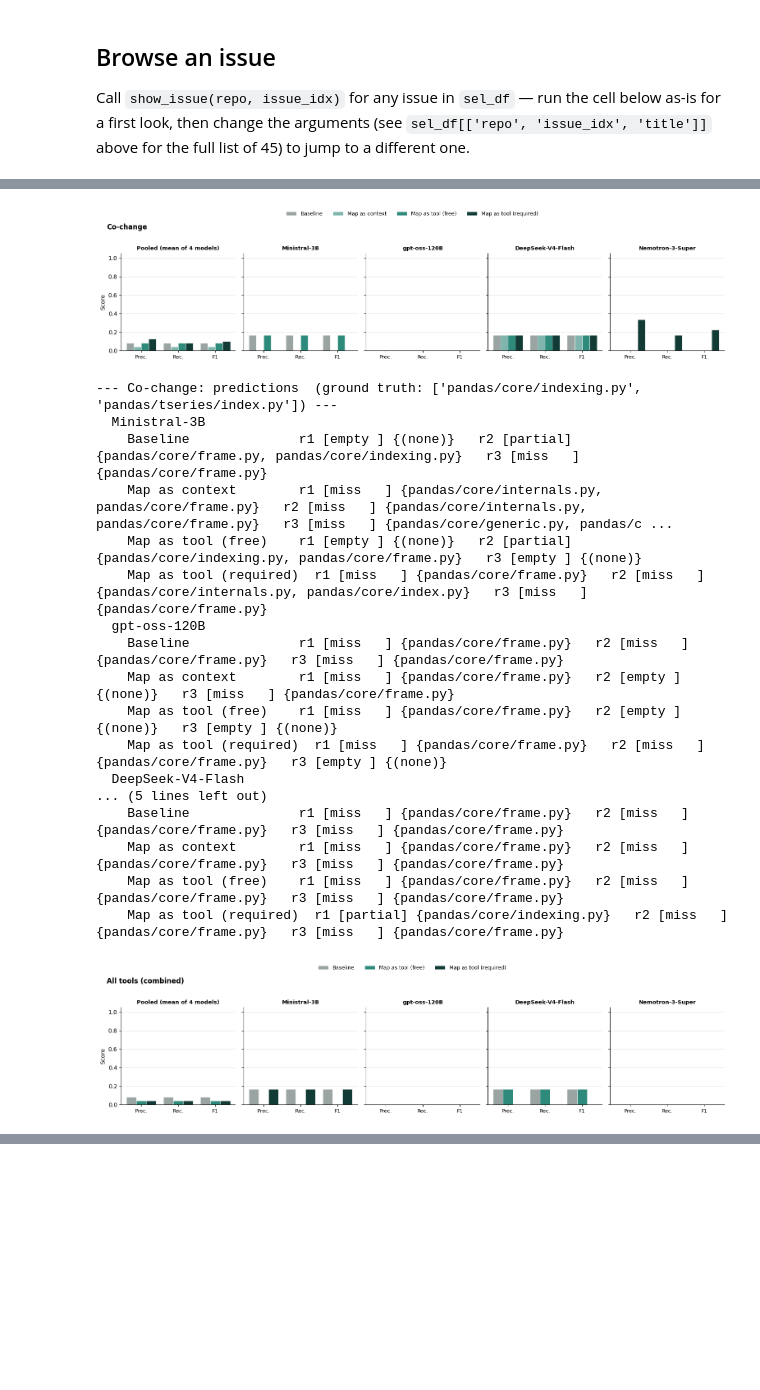
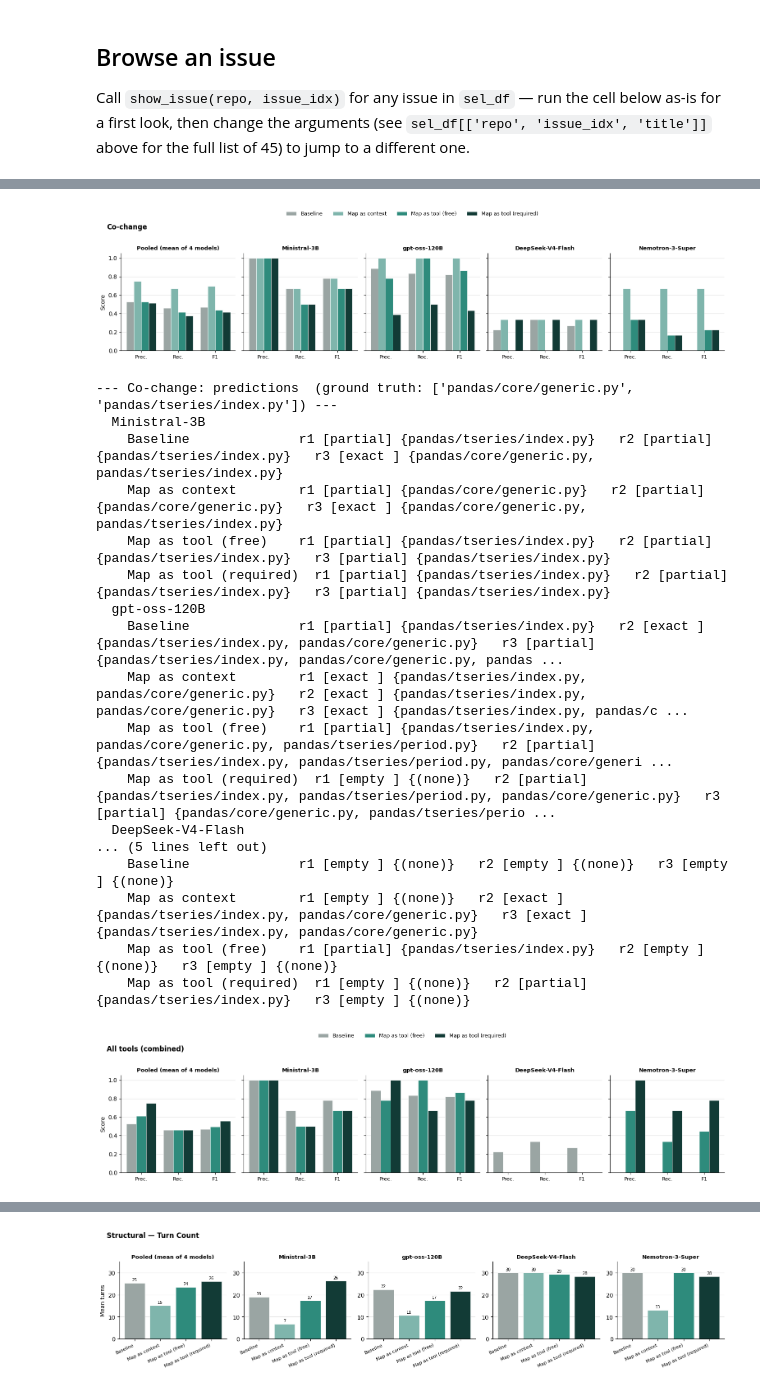
Before and after one commit to alyssablachez/msc-codebase-maps, a Jupyter notebook: notebooks/study_comparison_by_map_type.ipynb, the cells around one changed output, grey strips where cells are left out. Cells and saved outputs as stored; diff of their text form; code cells hidden in the pictures; blank space fills up the shorter version.

```diff
--- a/notebooks/study_comparison_by_map_type.ipynb
+++ b/notebooks/study_comparison_by_map_type.ipynb
@@ -94,9 +94,12 @@ def _load_all_trials():
     """Walk every (model, condition) pair once and build a long DataFrame of
     per-trial precision/recall/f1 plus the raw predicted/ground-truth file
     lists (scorable versions -- the same filtering that actually produced
-    the scores), keyed by repo/issue_idx/condition/model/rep. Reps are kept
-    separate here and averaged later at plot time, so this cache only
-    needs to be built once per kernel session."""
+    the scores), num_turns, and the real total_input_tokens/
+    total_output_tokens billed for that trial (straight from each
+    provider's own usage stats, not an estimate), keyed by
+    repo/issue_idx/condition/model/rep. Reps are kept separate here and
+    averaged later at plot time, so this cache only needs to be built
+    once per kernel session."""
     rows = []
     for condition, results_subdir in CONDITION_ROOT.items():
         base = os.path.join(ROOT, results_subdir)
@@ -120,6 +123,7 @@ def _load_all_trials():
                         scores = d.get('scores', {})
                         if scores.get('f1') is None:
                             continue
+                        metrics = d.get('metrics', {})
                         rows.append({
                             'repo': repo,
                             'issue_idx': int(issue_idx),
@@ -131,6 +135,9 @@ def _load_all_trials():
                             'f1': scores['f1'],
                             'predicted': d.get('final_files_predicted_scorable', []),
                             'ground_truth': d.get('ground_truth_scorable', []),
+                            'num_turns': metrics.get('num_turns'),
+                            'total_input_tokens': metrics.get('total_input_tokens'),
+                            'total_output_tokens': metrics.get('total_output_tokens'),
                         })
     return pd.DataFrame(rows)
 
@@ -276,8 +283,19 @@ def print_predictions(group_name, roles, repo, issue_idx):
 def show_issue(repo, issue_idx):
     """Full deep-dive for one issue: header, then for each map-type group
     (structural / frequency / co-change / all tools) its bar chart
-    immediately followed by the rep-by-rep predictions that produced it."""
+    immediately followed by the rep-by-rep predictions that produced it,
+    and finally -- underneath every accuracy metric -- a second pass over
+    the same groups showing turn count on its own (fixed 0-35 axis),
+    then input and output tokens sharing one figure."""
     print_issue_header(repo, issue_idx)
     for group_name, roles in MAP_TYPE_GROUPS.items():
         plot_map_type_group(group_name, roles, repo, issue_idx)
         print_predictions(group_name, roles, repo, issue_idx)
+
+    print()
+    print('#' * 100)
+    print('# Turn counts, input tokens, and output tokens (all map-type groups)')
+    print('#' * 100)
+    for group_name, roles in MAP_TYPE_GROUPS.items():
+        plot_turns_group(group_name, roles, repo, issue_idx)
+        plot_tokens_group(group_name, roles, repo, issue_idx)
@@ -286,6 +806,6 @@ def show_issue(repo, issue_idx):
 
 Call `show_issue(repo, issue_idx)` for any issue in `sel_df` — run the cell below as-is for a first look, then change the arguments (see `sel_df[['repo', 'issue_idx', 'title']]` above for the full list of 45) to jump to a different one.
 # %%
-show_issue('pandas', 44)
+show_issue('pandas', 26)
 # %% [output]
 ====================================================================================================
@@ -344,19 +861,19 @@ self.items: -> 1533             raise KeyError('no item named %s' % com.pprint_t
-[figure, old version]
+[figure, new version]
---- Co-change: predictions  (ground truth: ['pandas/core/indexing.py', 'pandas/tseries/index.py']) ---
+--- Co-change: predictions  (ground truth: ['pandas/core/generic.py', 'pandas/tseries/index.py']) ---
   Ministral-3B
-    Baseline              r1 [empty ] {(none)}   r2 [partial] {pandas/core/frame.py, pandas/core/indexing.py}   r3 [miss   ] {pandas/core/frame.py}
-    Map as context        r1 [miss   ] {pandas/core/internals.py, pandas/core/frame.py}   r2 [miss   ] {pandas/core/internals.py, pandas/core/frame.py}   r3 [miss   ] {pandas/core/generic.py, pandas/c ...
-    Map as tool (free)    r1 [empty ] {(none)}   r2 [partial] {pandas/core/indexing.py, pandas/core/frame.py}   r3 [empty ] {(none)}
-    Map as tool (required)  r1 [miss   ] {pandas/core/frame.py}   r2 [miss   ] {pandas/core/internals.py, pandas/core/index.py}   r3 [miss   ] {pandas/core/frame.py}
+    Baseline              r1 [partial] {pandas/tseries/index.py}   r2 [partial] {pandas/tseries/index.py}   r3 [exact ] {pandas/core/generic.py, pandas/tseries/index.py}
+    Map as context        r1 [partial] {pandas/core/generic.py}   r2 [partial] {pandas/core/generic.py}   r3 [exact ] {pandas/core/generic.py, pandas/tseries/index.py}
+    Map as tool (free)    r1 [partial] {pandas/tseries/index.py}   r2 [partial] {pandas/tseries/index.py}   r3 [partial] {pandas/tseries/index.py}
+    Map as tool (required)  r1 [partial] {pandas/tseries/index.py}   r2 [partial] {pandas/tseries/index.py}   r3 [partial] {pandas/tseries/index.py}
   gpt-oss-120B
-    Baseline              r1 [miss   ] {pandas/core/frame.py}   r2 [miss   ] {pandas/core/frame.py}   r3 [miss   ] {pandas/core/frame.py}
-    Map as context        r1 [miss   ] {pandas/core/frame.py}   r2 [empty ] {(none)}   r3 [miss   ] {pandas/core/frame.py}
-    Map as tool (free)    r1 [miss   ] {pandas/core/frame.py}   r2 [empty ] {(none)}   r3 [empty ] {(none)}
-    Map as tool (required)  r1 [miss   ] {pandas/core/frame.py}   r2 [miss   ] {pandas/core/frame.py}   r3 [empty ] {(none)}
+    Baseline              r1 [partial] {pandas/tseries/index.py}   r2 [exact ] {pandas/tseries/index.py, pandas/core/generic.py}   r3 [partial] {pandas/tseries/index.py, pandas/core/generic.py, pandas ...
+    Map as context        r1 [exact ] {pandas/tseries/index.py, pandas/core/generic.py}   r2 [exact ] {pandas/tseries/index.py, pandas/core/generic.py}   r3 [exact ] {pandas/tseries/index.py, pandas/c ...
+    Map as tool (free)    r1 [partial] {pandas/tseries/index.py, pandas/core/generic.py, pandas/tseries/period.py}   r2 [partial] {pandas/tseries/index.py, pandas/tseries/period.py, pandas/core/generi ...
+    Map as tool (required)  r1 [empty ] {(none)}   r2 [partial] {pandas/tseries/index.py, pandas/tseries/period.py, pandas/core/generic.py}   r3 [partial] {pandas/core/generic.py, pandas/tseries/perio ...
   DeepSeek-V4-Flash
 ... (5 lines left out)
-    Baseline              r1 [miss   ] {pandas/core/frame.py}   r2 [miss   ] {pandas/core/frame.py}   r3 [miss   ] {pandas/core/frame.py}
-    Map as context        r1 [miss   ] {pandas/core/frame.py}   r2 [miss   ] {pandas/core/frame.py}   r3 [miss   ] {pandas/core/frame.py}
-    Map as tool (free)    r1 [miss   ] {pandas/core/frame.py}   r2 [miss   ] {pandas/core/frame.py}   r3 [miss   ] {pandas/core/frame.py}
-    Map as tool (required)  r1 [partial] {pandas/core/indexing.py}   r2 [miss   ] {pandas/core/frame.py}   r3 [miss   ] {pandas/core/frame.py}
+    Baseline              r1 [empty ] {(none)}   r2 [empty ] {(none)}   r3 [empty ] {(none)}
+    Map as context        r1 [empty ] {(none)}   r2 [exact ] {pandas/tseries/index.py, pandas/core/generic.py}   r3 [exact ] {pandas/tseries/index.py, pandas/core/generic.py}
+    Map as tool (free)    r1 [partial] {pandas/tseries/index.py}   r2 [empty ] {(none)}   r3 [empty ] {(none)}
+    Map as tool (required)  r1 [empty ] {(none)}   r2 [partial] {pandas/tseries/index.py}   r3 [empty ] {(none)}
-[figure, old version]
+[figure, new version]
@@ -379,0 +897 @@ self.items: -> 1533             raise KeyError('no item named %s' % com.pprint_t
+[figure, added]
```
Also changed, not shown: parts of 8 cells of this notebook.
